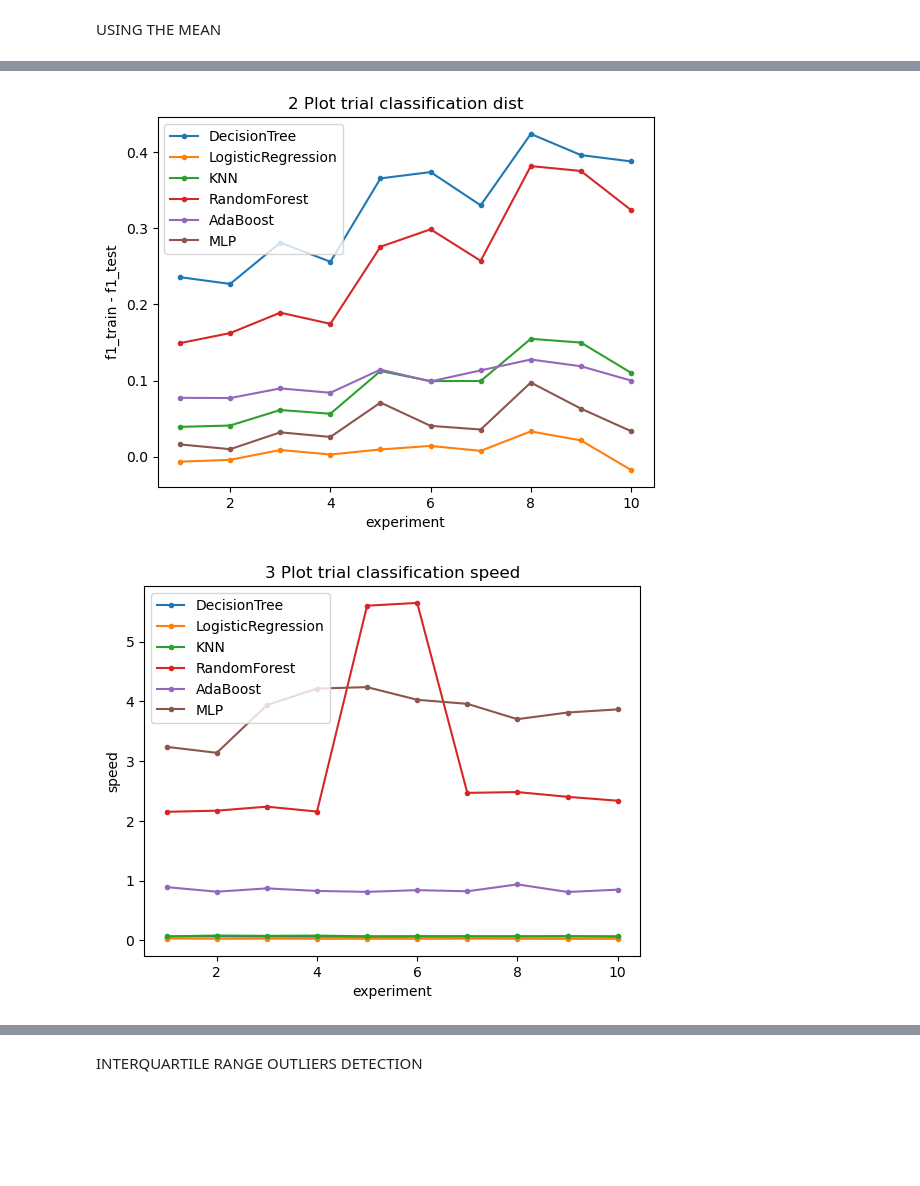
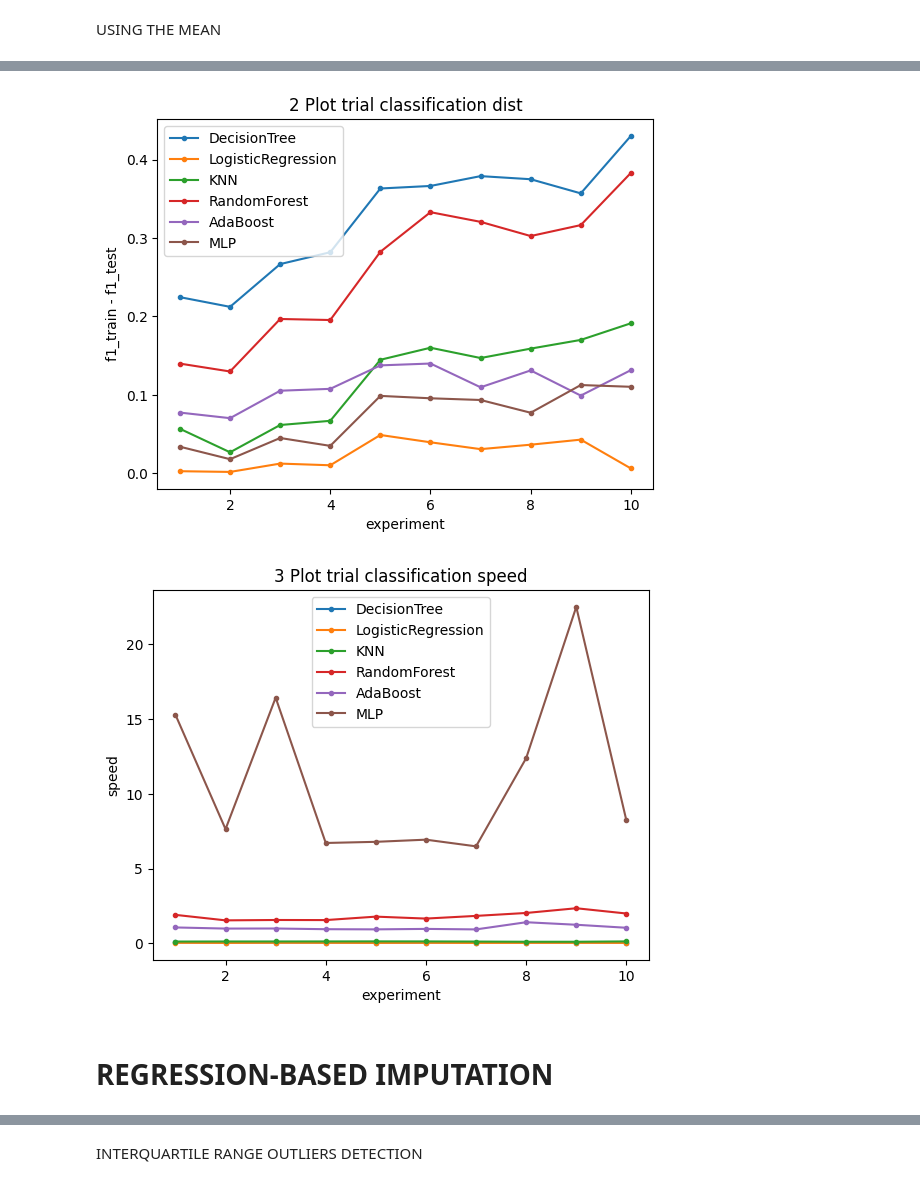
Before and after one commit to GiovanniStefanizzi/Data-and-Information-Quality-Project, a Jupyter notebook: Accuracy.ipynb, the cells around one changed output, grey strips where cells are left out. Saved outputs shown, nothing was run; the diff lists cells and outputs as text; code cells hidden in the pictures; blank space fills up the shorter version.

```diff
--- a/Accuracy.ipynb
+++ b/Accuracy.ipynb
@@ -256,9 +251,8 @@ def delete_ZS_outliers(data, threshold):
 # %%
 clean = []
 
-for polluted_df in polluted:
-    df=delete_ZS_outliers(polluted_df,2)
-    df=pd.DataFrame(df)
+for experiment in polluted:
+    df=pd.DataFrame(delete_ZS_outliers(experiment,3))
     clean.append(df)
 # %%
 clean[0].head(20)
@@ -283,7 +277,11 @@ clean[0].head(20)
 # %% [markdown]
 DELETING ROWS WITH OUTLIERS
 # %%
+#create a copy of clean to avoid modifying the original list
+clean_copy = []
 for clean_df in clean:
+    clean_copy.append(clean_df.copy())
+for clean_df in clean_copy:
     clean_df['y']=y
     clean_df.dropna(inplace=True)
 # %%
@@ -308,7 +306,7 @@ for algorithm in CLASSIFICATION_ALGORITHMS: # FIRST CICLE ON THE ALGORITHMS
 
     results_single_algorithm = []
 
-    for clean_df in clean: # SECOND CICLE ON THE NUMBER OF POLLUTED DATASET THAT YOU WANT TO CREATE WITH DIFFERENT % OF POLLUTION
+    for clean_df in clean_copy: # SECOND CICLE ON THE NUMBER OF POLLUTED DATASET THAT YOU WANT TO CREATE WITH DIFFERENT % OF POLLUTION
         target=clean_df.y
         df=clean_df.drop('y',axis=1)
         # DATA ANALYSIS
@@ -346,7 +344,11 @@ Training for MLP...
 # %% [markdown]
 USING THE MEAN
 # %%
+clean_copy = []
 for clean_df in clean:
+    clean_copy.append(clean_df.copy())
+
+for clean_df in clean_copy:
     clean_df['y']=y
     for column in clean_df.columns:
         mean_value = clean_df[column].mean()
@@ -373,7 +379,7 @@ for algorithm in CLASSIFICATION_ALGORITHMS: # FIRST CICLE ON THE ALGORITHMS
 
     results_single_algorithm = []
 
-    for clean_df in clean: # SECOND CICLE ON THE NUMBER OF POLLUTED DATASET THAT YOU WANT TO CREATE WITH DIFFERENT % OF POLLUTION
+    for clean_df in clean_copy: # SECOND CICLE ON THE NUMBER OF POLLUTED DATASET THAT YOU WANT TO CREATE WITH DIFFERENT % OF POLLUTION
         target=clean_df.y
         df=clean_df.drop('y',axis=1)
         # DATA ANALYSIS
@@ -409,2 +415,4 @@ Training for MLP...
-[figure, old version]
+[figure, new version]
-[figure, old version]
+[figure, new version]
+# %% [markdown]
+# REGRESSION-BASED IMPUTATION
```
Also changed, not shown: parts of 20 cells of this notebook.
